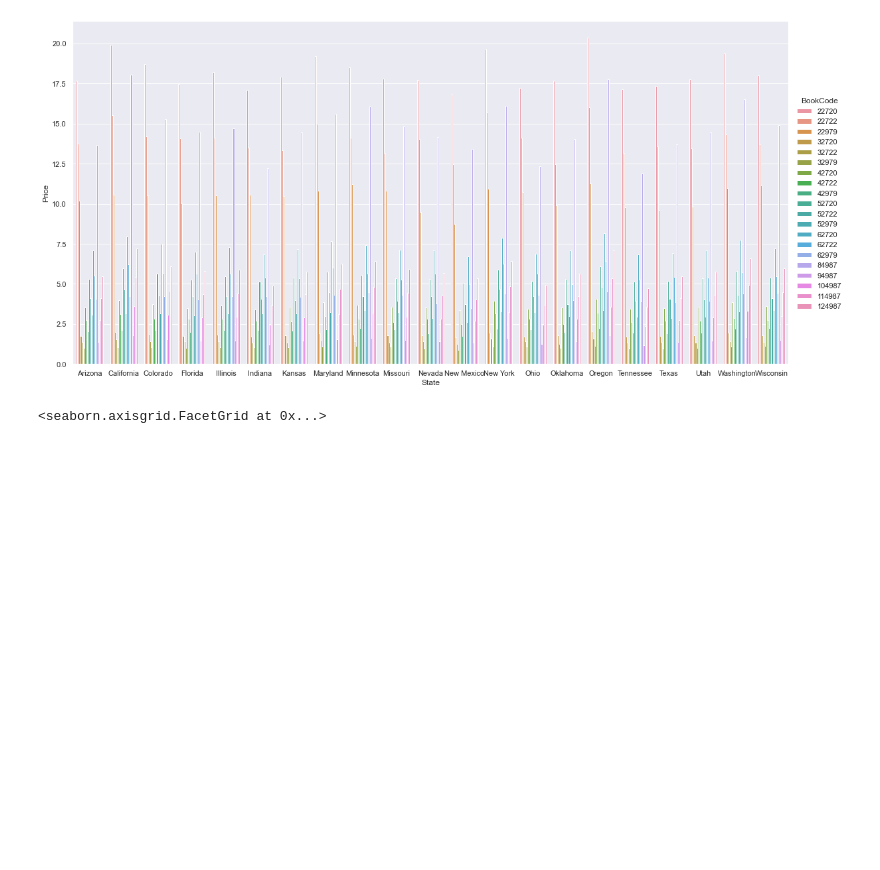
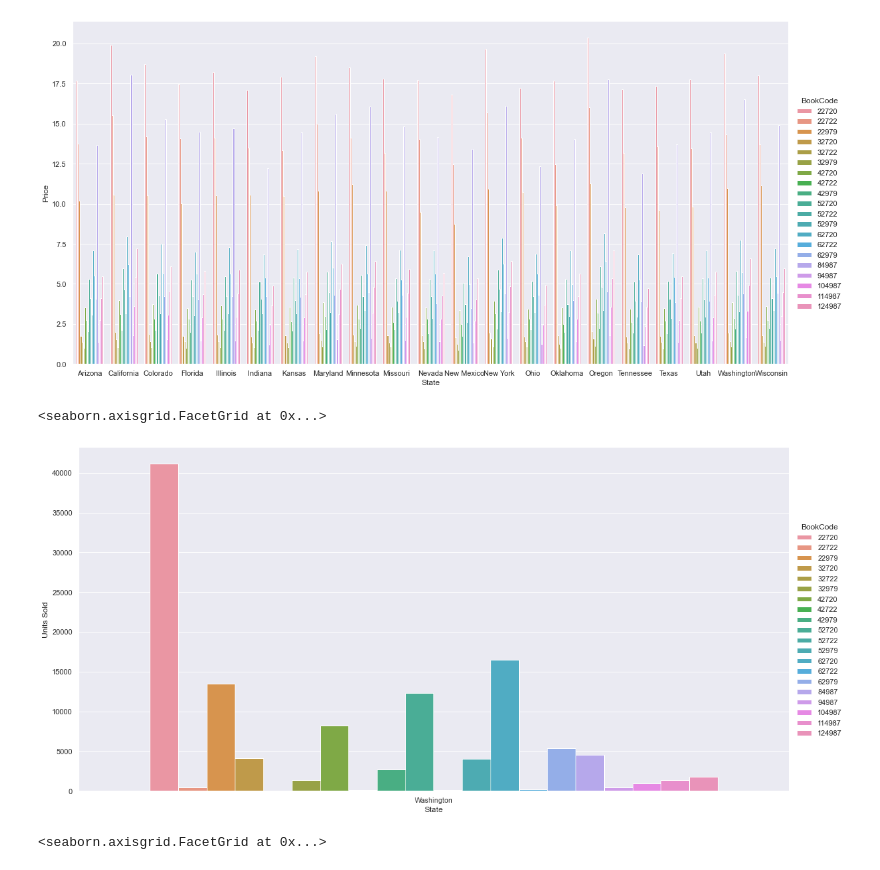
Before and after one commit to annwesha-d/scalathon2021, a Jupyter notebook: Sales_forecasting.ipynb, the cells around one changed output. Drawn from its saved outputs; the diff is of its cells as text; code cells hidden in the pictures; blank space fills up the shorter version.

```diff
--- a/Sales_forecasting.ipynb
+++ b/Sales_forecasting.ipynb
@@ -141,6 +143,11 @@ sns.catplot(x= 'State',y= 'Price', hue='BookCode', data=sales_train,kind='bar',c
 <seaborn.axisgrid.FacetGrid at 0x...>
 <Figure size 1728x1296 with 0 Axes>
 [figure]
+# %%
+sns.catplot(x= 'State',y= 'Units Sold', hue='BookCode', data=sales_2019[sales_2019['State']=='Washington'],kind='bar',ci=None,aspect=2, height = 8)
+# %% [output]
+<seaborn.axisgrid.FacetGrid at 0x...>
+[figure, added]
 # %%
 plt.figure(figsize=(24,18))
 sns.catplot(x= 'State',y= 'Price', hue='BookCode', data=sales_test,kind='bar',ci=None, aspect=2, height = 8)
```
Also changed, not shown: parts of 73 cells of this notebook.
